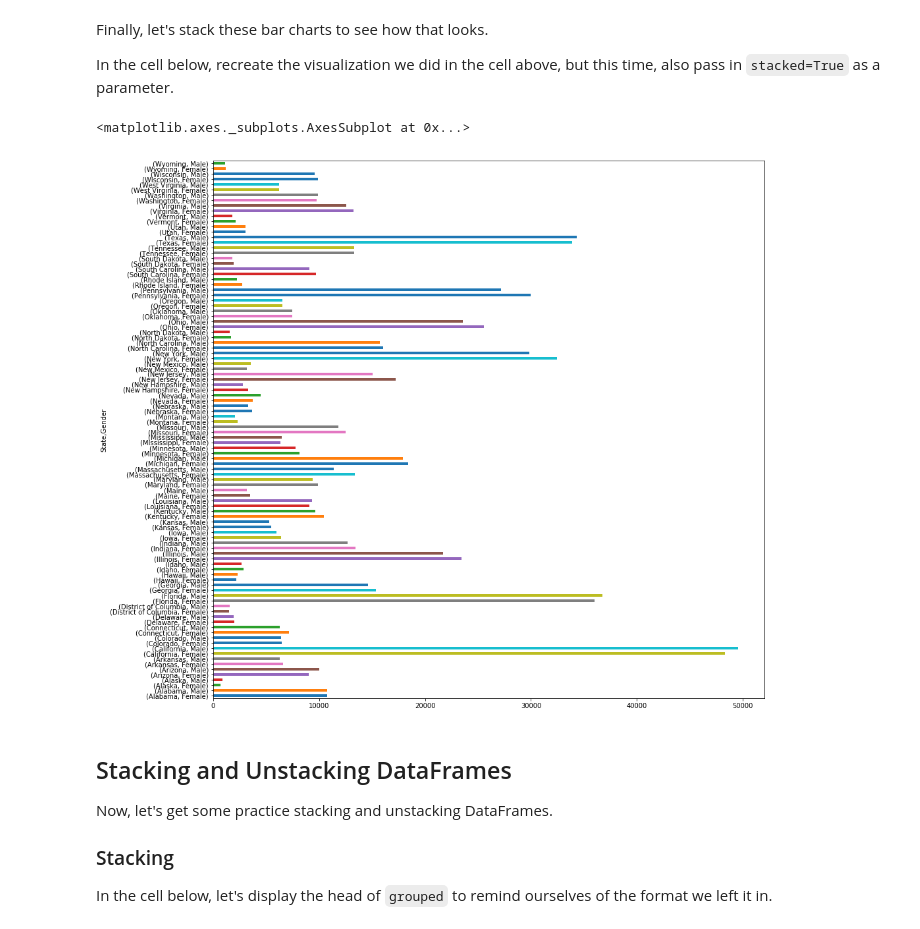
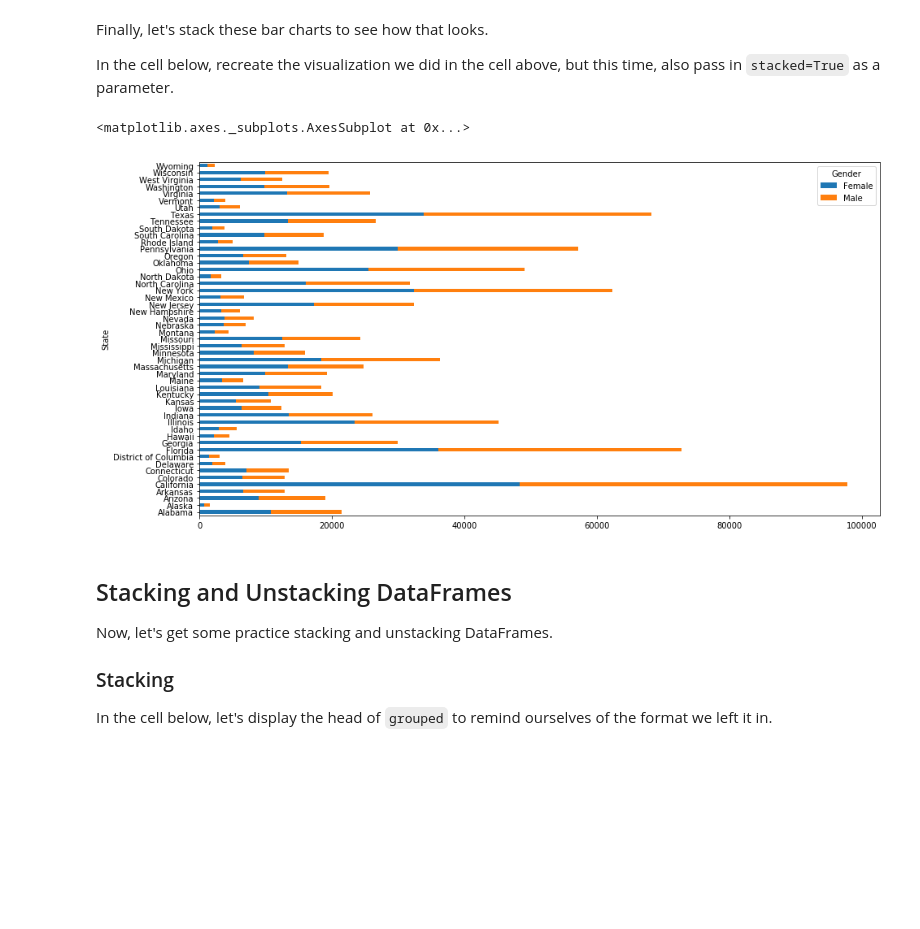
Before and after one commit to DTrimarchi10/dsc-pivot-tables-pandas-lab-online-ds-ft-051319, a Jupyter notebook: index.ipynb, the cells around one changed output. Cells and saved outputs as stored; diff of their text form; code cells hidden in the pictures; blank space fills up the shorter version.

Commit message:
completed lab - fixed plot

```diff
--- a/index.ipynb
+++ b/index.ipynb
@@ -471,10 +471,10 @@ In the cell below, recreate the visualization we did in the cell above, but this
 # %%
 # Lastly, let's stack each of these bars for each state.
 #Notice we don't have to worry about index here, because we've already set it above.
-pivot.stack().plot(kind='barh', figsize=(15,15))
+pivot.plot(kind='barh', figsize=(15,8), stacked=True)
 # %% [output]
 <matplotlib.axes._subplots.AxesSubplot at 0x...>
-[figure, old version]
+[figure, new version]
 # %% [markdown]
 ## Stacking and Unstacking DataFrames
 
```
Also changed, not shown: parts of 1 cell of this notebook.
